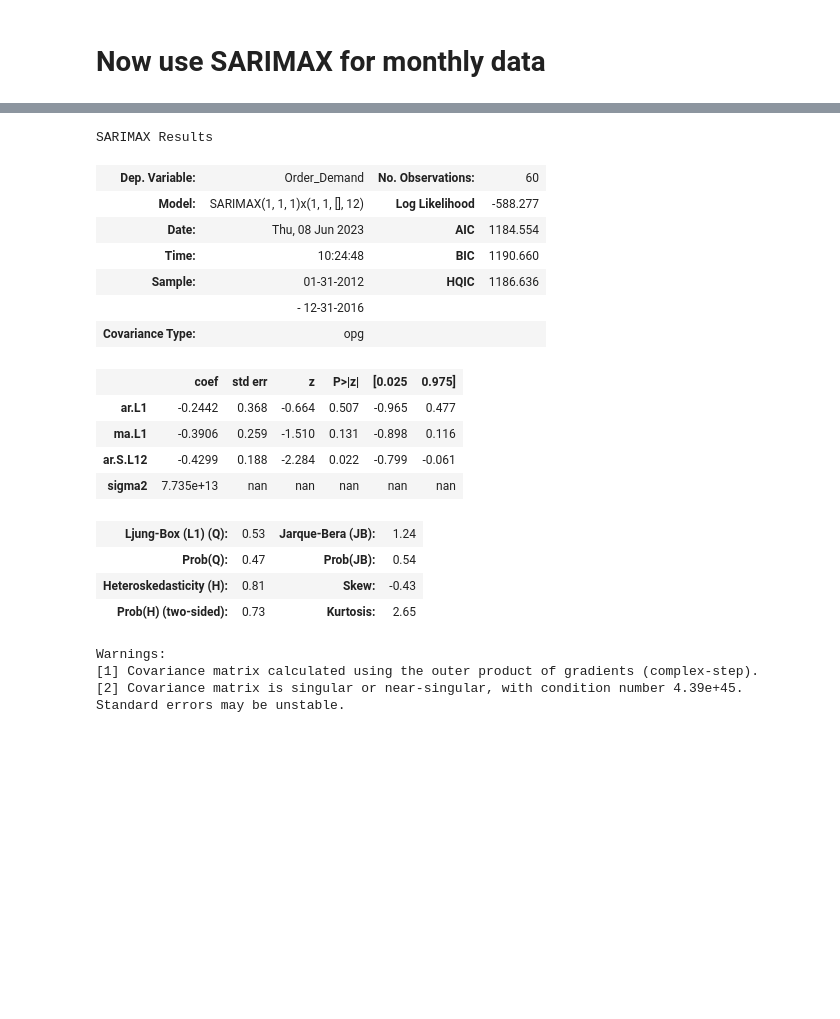
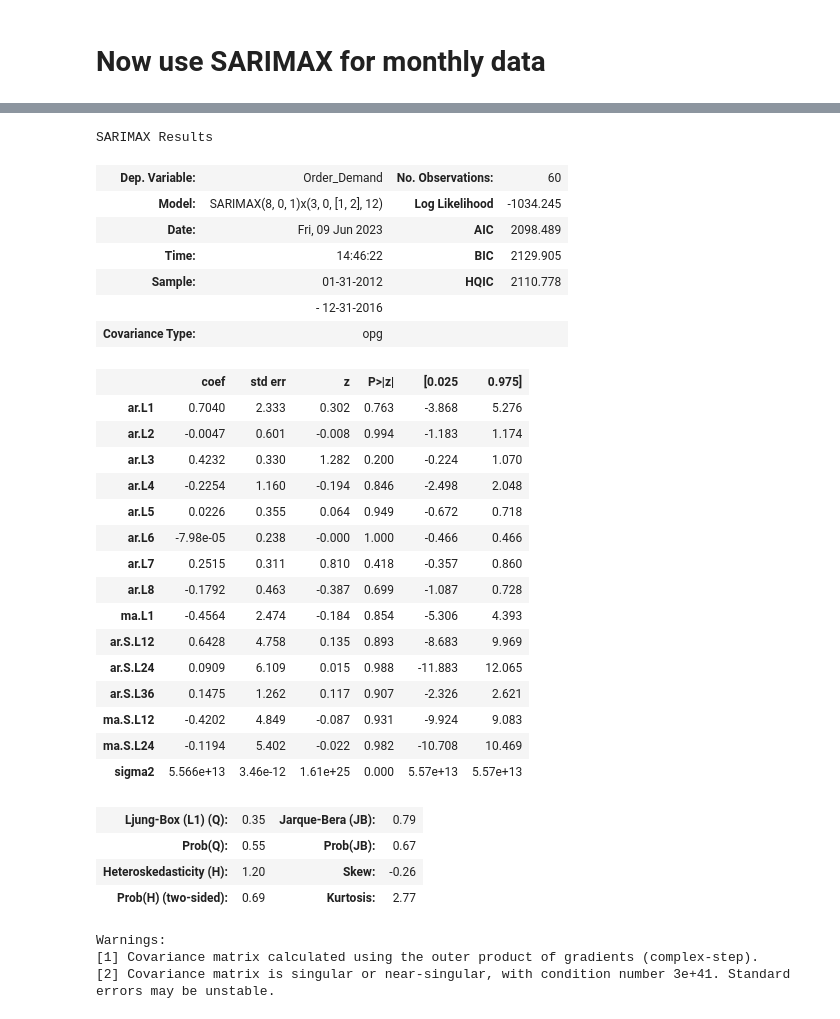
Before and after one commit to jannisz/times_series_1, a Jupyter notebook: note1.ipynb, the cells around one changed output, grey strips where cells are left out. Cells and saved outputs as stored; diff of their text form; code cells hidden in the pictures; blank space fills up the shorter version.

```diff
--- a/note1.ipynb
+++ b/note1.ipynb
@@ -256,7 +274,7 @@ for param in pdq:
     except:
         continue
 # %%
-model= ARIMA(filterr_df, order= (4,0,4))
+model= ARIMA(filterr_df, order= (8,0,0))
 model_fit= model.fit()
 # %%
 model_fit.summary()
@@ -285,8 +343,8 @@ for param in pdq:
         except:
             continue
 # %%
-mod = SARIMAX(filterr_df,order=(1, 1, 1),
-                                seasonal_order=(0, 1, 1, 12),
+mod = SARIMAX(filterr_df,order=(3, 0, 2),
+                                seasonal_order=(3, 0, 2, 6),
             enforce_stationarity=False,enforce_invertibility=False) #i don't know if i need them
 results = mod.fit()
 results.summary()
@@ -416,0 +476,2 @@ for param in pdq:
+# %%
+df_monthly['shift12'] = df_monthly['Order_Demand']- df_monthly['Order_Demand'].shift(12)
@@ -417,28 +496,40 @@ for param in pdq:
 # %%
-mod = SARIMAX(df_monthly,order=(1, 1, 1),
-                                seasonal_order=(1, 1, 0, 12),
-            enforce_stationarity=False,enforce_invertibility=False) #i don't know if i need them
+mod = SARIMAX(df_monthly,order=(8, 0, 1),
+                                seasonal_order=(3, 0, 2, 12),
+            #enforce_stationarity=False,enforce_invertibility=False
+            ) #i don't know if i need them
 results = mod.fit()
 results.summary()
 # %% [output]
 SARIMAX Results
 | Dep. Variable: | Order_Demand | No. Observations: | 60 |
-| Model: | SARIMAX(1, 1, 1)x(1, 1, [], 12) | Log Likelihood | -588.277 |
-| Date: | Thu, 08 Jun 2023 | AIC | 1184.554 |
-| Time: | 10:24:48 | BIC | 1190.660 |
-| Sample: | 01-31-2012 | HQIC | 1186.636 |
+| Model: | SARIMAX(8, 0, 1)x(3, 0, [1, 2], 12) | Log Likelihood | -1034.245 |
+| Date: | Fri, 09 Jun 2023 | AIC | 2098.489 |
+| Time: | 14:46:22 | BIC | 2129.905 |
+| Sample: | 01-31-2012 | HQIC | 2110.778 |
 |  | - 12-31-2016 |  |  |
 | Covariance Type: | opg |  |  |
 |  | coef | std err | z | P>|z| | [0.025 | 0.975] |
-| ar.L1 | -0.2442 | 0.368 | -0.664 | 0.507 | -0.965 | 0.477 |
-| ma.L1 | -0.3906 | 0.259 | -1.510 | 0.131 | -0.898 | 0.116 |
-| ar.S.L12 | -0.4299 | 0.188 | -2.284 | 0.022 | -0.799 | -0.061 |
-| sigma2 | 7.735e+13 | nan | nan | nan | nan | nan |
+| ar.L1 | 0.7040 | 2.333 | 0.302 | 0.763 | -3.868 | 5.276 |
+| ar.L2 | -0.0047 | 0.601 | -0.008 | 0.994 | -1.183 | 1.174 |
+| ar.L3 | 0.4232 | 0.330 | 1.282 | 0.200 | -0.224 | 1.070 |
+| ar.L4 | -0.2254 | 1.160 | -0.194 | 0.846 | -2.498 | 2.048 |
+| ar.L5 | 0.0226 | 0.355 | 0.064 | 0.949 | -0.672 | 0.718 |
+| ar.L6 | -7.98e-05 | 0.238 | -0.000 | 1.000 | -0.466 | 0.466 |
+| ar.L7 | 0.2515 | 0.311 | 0.810 | 0.418 | -0.357 | 0.860 |
+| ar.L8 | -0.1792 | 0.463 | -0.387 | 0.699 | -1.087 | 0.728 |
+| ma.L1 | -0.4564 | 2.474 | -0.184 | 0.854 | -5.306 | 4.393 |
+| ar.S.L12 | 0.6428 | 4.758 | 0.135 | 0.893 | -8.683 | 9.969 |
+| ar.S.L24 | 0.0909 | 6.109 | 0.015 | 0.988 | -11.883 | 12.065 |
+| ar.S.L36 | 0.1475 | 1.262 | 0.117 | 0.907 | -2.326 | 2.621 |
+| ma.S.L12 | -0.4202 | 4.849 | -0.087 | 0.931 | -9.924 | 9.083 |
+| ma.S.L24 | -0.1194 | 5.402 | -0.022 | 0.982 | -10.708 | 10.469 |
+| sigma2 | 5.566e+13 | 3.46e-12 | 1.61e+25 | 0.000 | 5.57e+13 | 5.57e+13 |
-| Ljung-Box (L1) (Q): | 0.53 | Jarque-Bera (JB): | 1.24 |
-| Prob(Q): | 0.47 | Prob(JB): | 0.54 |
-| Heteroskedasticity (H): | 0.81 | Skew: | -0.43 |
-| Prob(H) (two-sided): | 0.73 | Kurtosis: | 2.65 |
+| Ljung-Box (L1) (Q): | 0.35 | Jarque-Bera (JB): | 0.79 |
+| Prob(Q): | 0.55 | Prob(JB): | 0.67 |
+| Heteroskedasticity (H): | 1.20 | Skew: | -0.26 |
+| Prob(H) (two-sided): | 0.69 | Kurtosis: | 2.77 |
 Warnings:
 [1] Covariance matrix calculated using the outer product of gradients (complex-step).
-[2] Covariance matrix is singular or near-singular, with condition number 4.39e+45. Standard errors may be unstable.
+[2] Covariance matrix is singular or near-singular, with condition number 3e+41. Standard errors may be unstable.
 # %%
```
Also changed, not shown: parts of 25 cells of this notebook.
